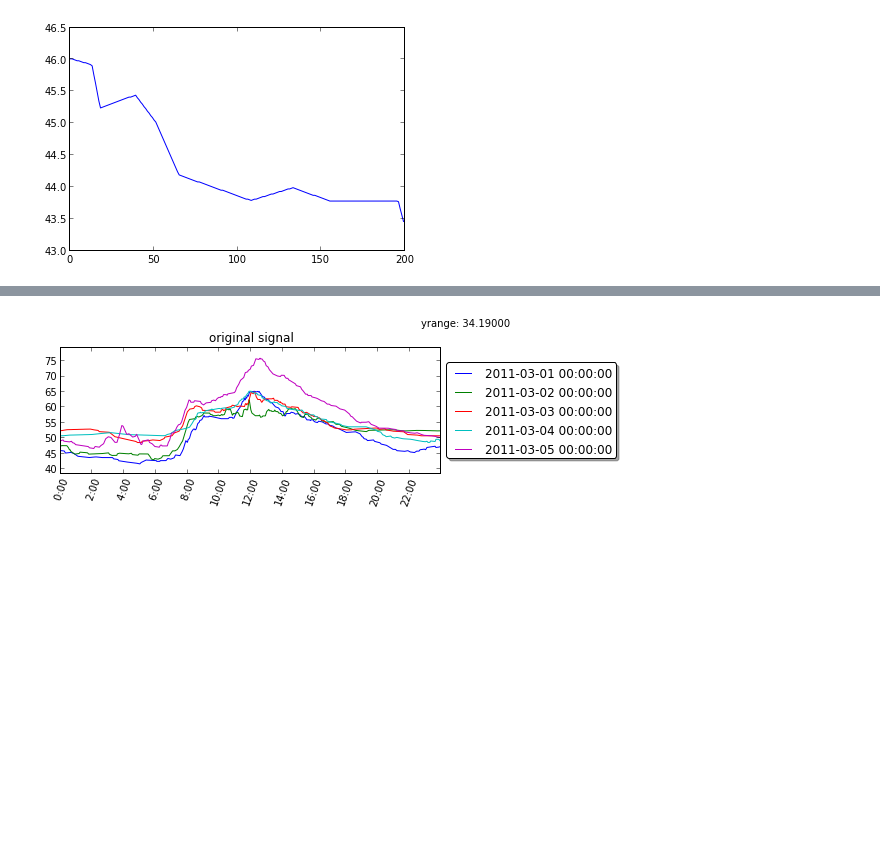
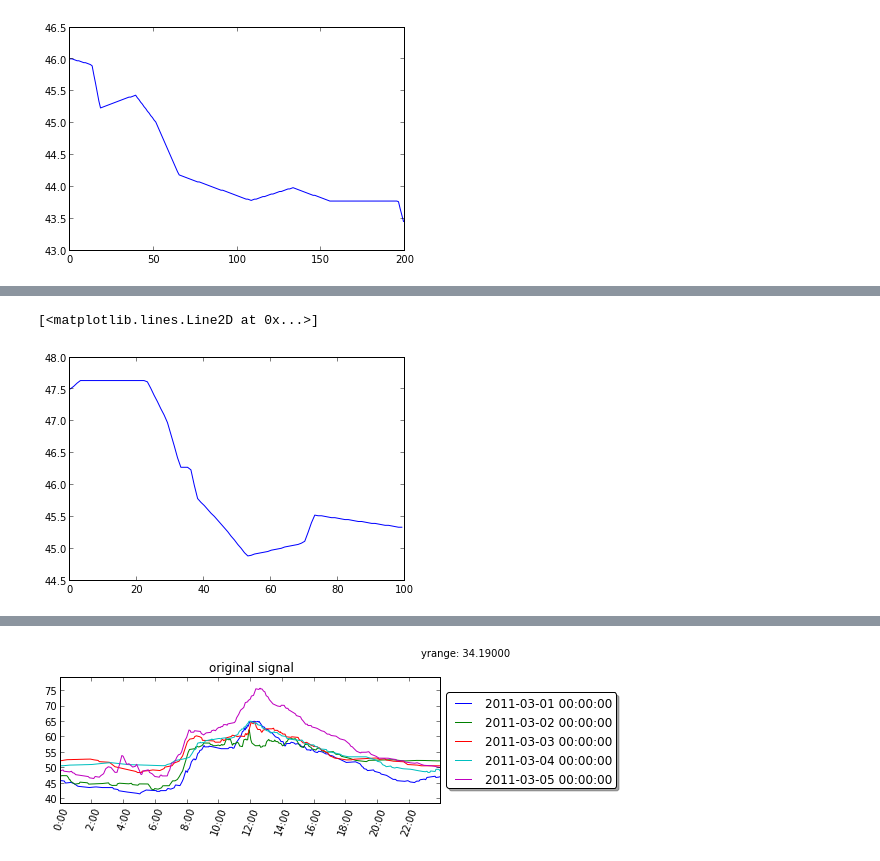
Before and after one commit to melkherj/SmartGridProject, a Jupyter notebook: notebooks/Test_Wavelet_Compression.ipynb, the cells around one changed output, grey strips where cells are left out. Saved outputs shown, nothing was run; the diff lists cells and outputs as text; code cells hidden in the pictures; blank space fills up the shorter version.

```diff
--- a/notebooks/Test_Wavelet_Compression.ipynb
+++ b/notebooks/Test_Wavelet_Compression.ipynb
@@ -98,0 +99,5 @@ plot(df_reconstructed.values[i,:300])
+# %%
+plot(df.values[1,:100])
+# %% [output]
+[<matplotlib.lines.Line2D at 0x...>]
+[figure, added]
```
Also changed, not shown: parts of 4 cells of this notebook, 2 other files.
